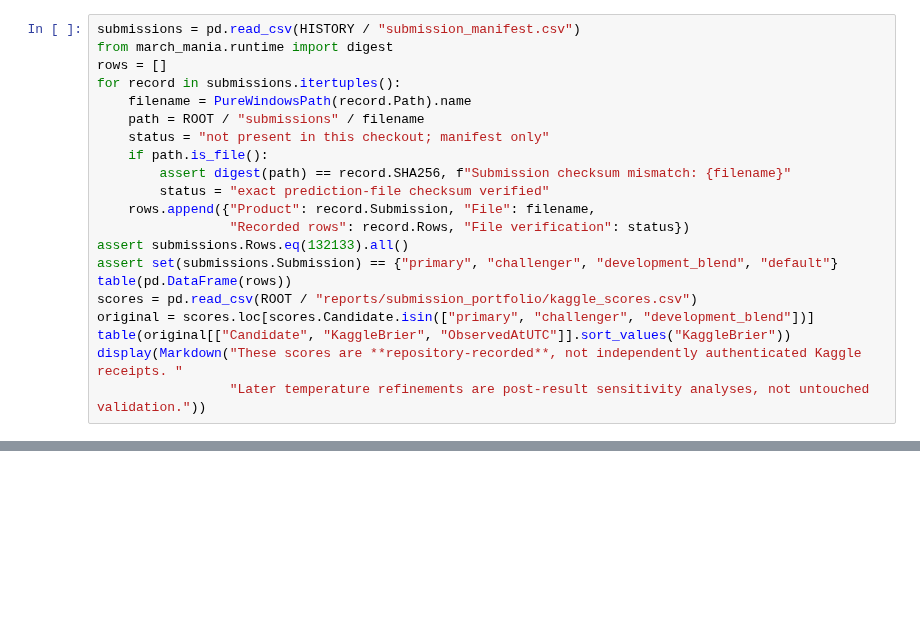
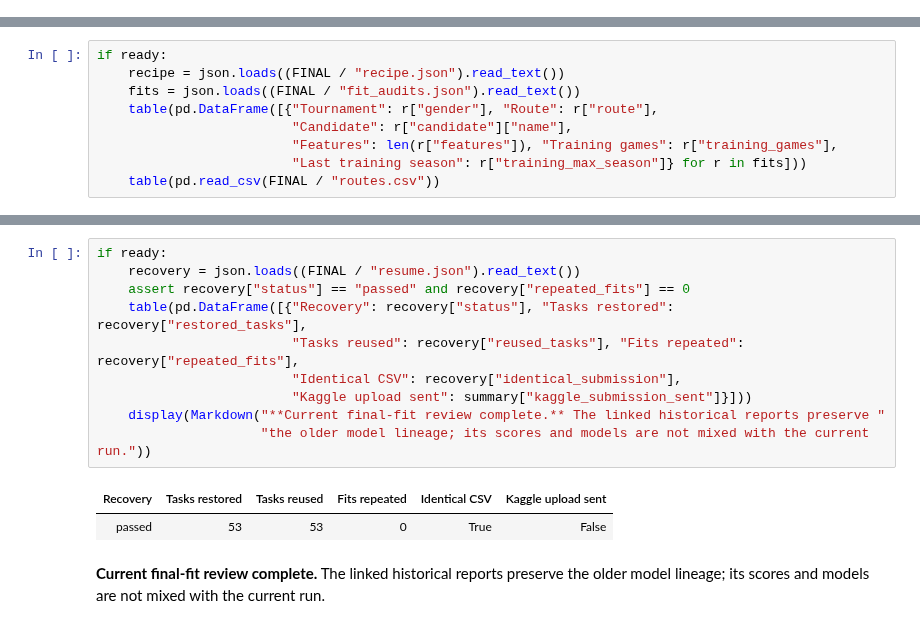
Before and after one commit to alvaromendizabal/march-machine-learning-mania-2026, a Jupyter notebook: notebooks/04_locked_benchmark_and_final_submission.ipynb, the cells around one changed output, grey strips where cells are left out. Cells and saved outputs as stored; diff of their text form; blank space fills up the shorter version.

```diff
--- a/notebooks/04_locked_benchmark_and_final_submission.ipynb
+++ b/notebooks/04_locked_benchmark_and_final_submission.ipynb
@@ -125,21 +0,0 @@ The earlier workflow recorded primary, challenger and development-blend CSVs, pl
-# %%
-submissions = pd.read_csv(HISTORY / "submission_manifest.csv")
-from march_mania.runtime import digest
-rows = []
-for record in submissions.itertuples():
-    filename = PureWindowsPath(record.Path).name
-    path = ROOT / "submissions" / filename
-    status = "not present in this checkout; manifest only"
-    if path.is_file():
-        assert digest(path) == record.SHA256, f"Submission checksum mismatch: {filename}"
-        status = "exact prediction-file checksum verified"
-    rows.append({"Product": record.Submission, "File": filename,
-                 "Recorded rows": record.Rows, "File verification": status})
-assert submissions.Rows.eq(132133).all()
-assert set(submissions.Submission) == {"primary", "challenger", "development_blend", "default"}
-table(pd.DataFrame(rows))
-scores = pd.read_csv(ROOT / "reports/submission_portfolio/kaggle_scores.csv")
-original = scores.loc[scores.Candidate.isin(["primary", "challenger", "development_blend"])]
-table(original[["Candidate", "KaggleBrier", "ObservedAtUTC"]].sort_values("KaggleBrier"))
-display(Markdown("These scores are **repository-recorded**, not independently authenticated Kaggle receipts. "
-                 "Later temperature refinements are post-result sensitivity analyses, not untouched validation."))
@@ -166,0 +49,9 @@ Sources: [official evaluation and timeline](https://www.kaggle.com/competitions/
+# %%
+if ready:
+    recipe = json.loads((FINAL / "recipe.json").read_text())
+    fits = json.loads((FINAL / "fit_audits.json").read_text())
+    table(pd.DataFrame([{"Tournament": r["gender"], "Route": r["route"],
+                         "Candidate": r["candidate"]["name"],
+                         "Features": len(r["features"]), "Training games": r["training_games"],
+                         "Last training season": r["training_max_season"]} for r in fits]))
+    table(pd.read_csv(FINAL / "routes.csv"))
@@ -166,0 +128,14 @@ Sources: [official evaluation and timeline](https://www.kaggle.com/competitions/
+# %%
+if ready:
+    recovery = json.loads((FINAL / "resume.json").read_text())
+    assert recovery["status"] == "passed" and recovery["repeated_fits"] == 0
+    table(pd.DataFrame([{"Recovery": recovery["status"], "Tasks restored": recovery["restored_tasks"],
+                         "Tasks reused": recovery["reused_tasks"], "Fits repeated": recovery["repeated_fits"],
+                         "Identical CSV": recovery["identical_submission"],
+                         "Kaggle upload sent": summary["kaggle_submission_sent"]}]))
+    display(Markdown("**Current final-fit review complete.** The linked historical reports preserve "
+                     "the older model lineage; its scores and models are not mixed with the current run."))
+# %% [output]
+| Recovery | Tasks restored | Tasks reused | Fits repeated | Identical CSV | Kaggle upload sent |
+| passed | 53 | 53 | 0 | True | False |
+**Current final-fit review complete.** The linked historical reports preserve the older model lineage; its scores and models are not mixed with the current run.
```
Also changed, not shown: parts of 19 cells of this notebook, 26 other files.
